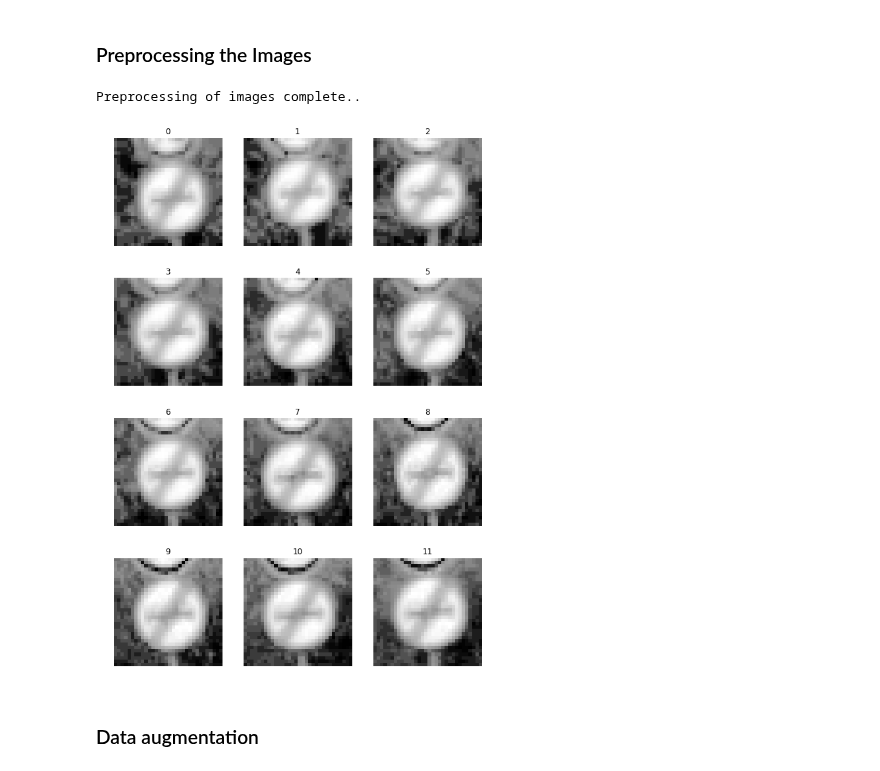
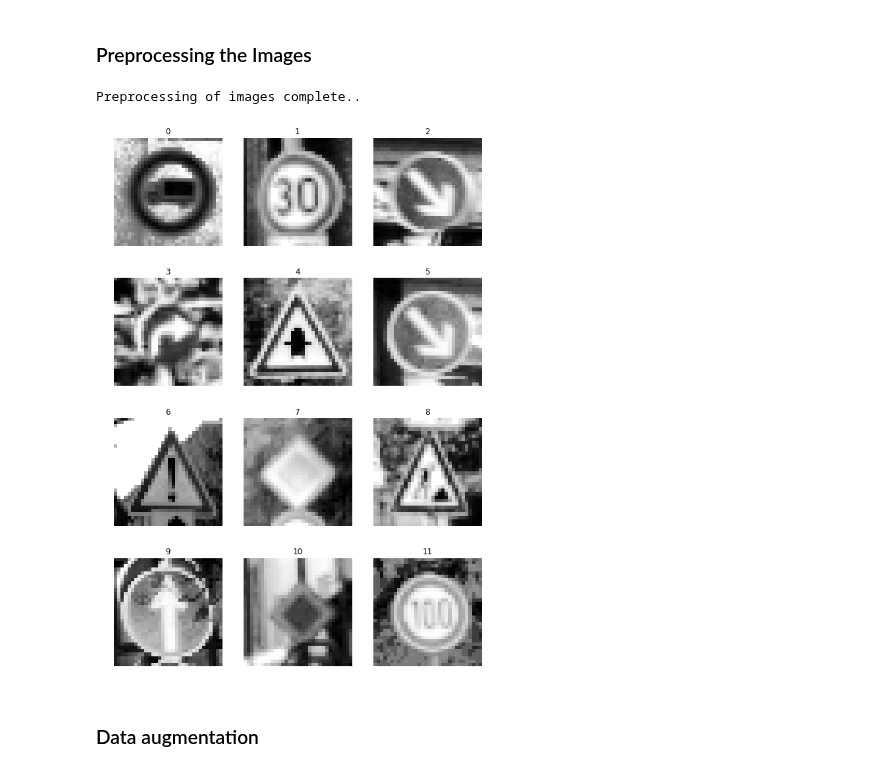
Before and after one commit to BusAI-Self-Driving-Car/carnd-traffic-sign-classifier, a Jupyter notebook: Traffic_Sign_Classifier.ipynb, the cells around one changed output. Saved outputs shown, nothing was run; the diff lists cells and outputs as text; code cells hidden in the pictures.

```diff
--- a/Traffic_Sign_Classifier.ipynb
+++ b/Traffic_Sign_Classifier.ipynb
@@ -254,34 +254,34 @@ def pre_processing(img_list):
     Call the grayscale, histogram equalization and normalization functions in the order and return images
     with single channel
     :param img_list:
     :return:
     """
     count = len(img_list)
     shape = img_list[0].shape
     processed = []
 
     for i in range(count):
         img = img_list[i]
         img = grayscale(img_list[i])
         img = hist_equalize(img)
         img = normalize_scale(img)
         processed.append(img)
 
     print("Preprocessing of images complete..\n")
 
     return np.reshape(np.array(processed), [count, shape[0], shape[1], 1])
 
 # unit test: plot a few to see the result
-images = pre_processing(X_train[0:12])
+images = pre_processing(X_test[0:12])
 plt.figure(figsize=(10, 15))
 for i in range(0, 12):
     plt.subplot(4, 3, i+1)
     plt.imshow(images[i].squeeze(), cmap='gray') #draw the first image of each class
     plt.title(i)
     plt.axis('off')
 plt.show()
 # %% [output]
 Preprocessing of images complete..
-[figure, old version]
+[figure, new version]
 # %% [markdown]
 ### Data augmentation
```
Also changed, not shown: parts of 10 cells of this notebook, 6 other files.
